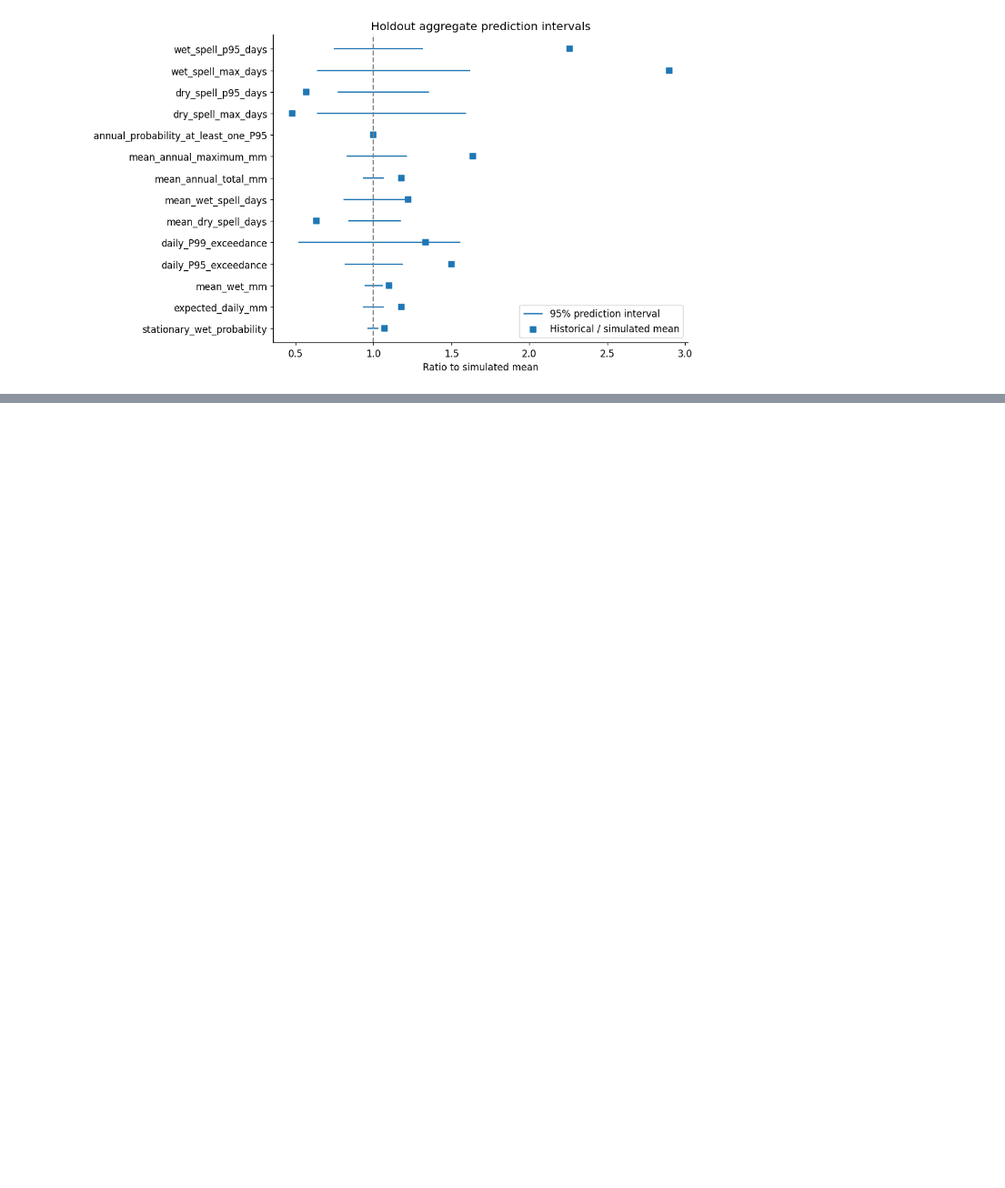
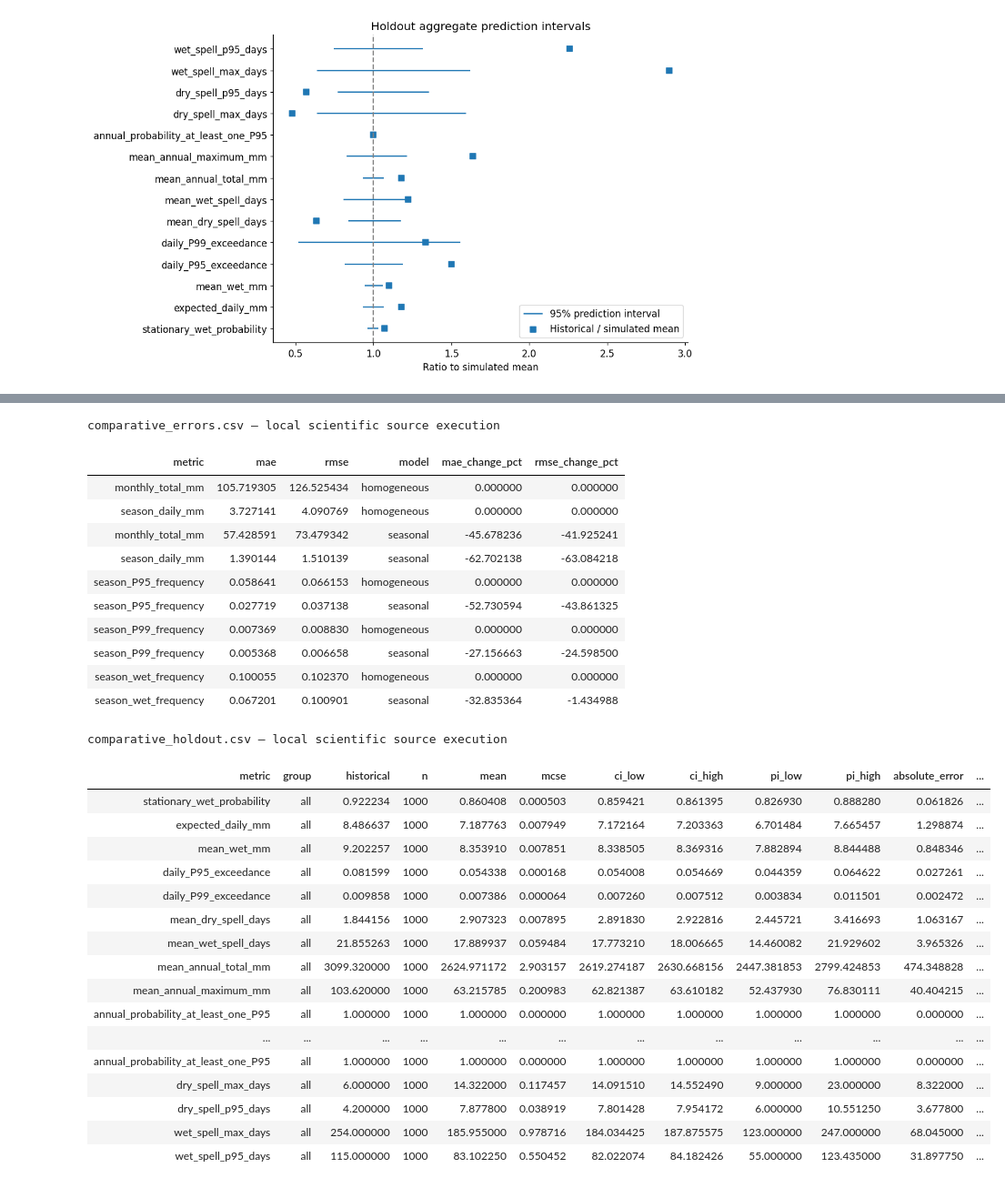
Before and after one commit to DilaraLiyanage/colombo-rainfall-simulator, a Jupyter notebook: notebook/colombo-rainfall-simulator.ipynb, the cells around one changed output, grey strips where cells are left out. Shown at 91% size. Saved outputs shown, nothing was run; the diff lists cells and outputs as text; code cells hidden in the pictures; blank space fills up the shorter version.

```diff
--- a/notebook/colombo-rainfall-simulator.ipynb
+++ b/notebook/colombo-rainfall-simulator.ipynb
@@ -1220,0 +1415,51 @@ Complete pipeline: 52 outputs; seconds: 121.32900830499966
+# %%
+%%scientific
+# C27
+# Paired aggregate comparisons use identical random inputs per trajectory.
+comparative = pd.concat([holdout.assign(model='homogeneous'), seasonal_holdout.assign(model='seasonal')], ignore_index=True)
+comparative.to_csv(PROCESSED_DIR/'comparative_holdout.csv',index=False)
+errors = pd.concat([aggregate_errors.assign(model='homogeneous'), seasonal_errors.assign(model='seasonal')],ignore_index=True)
+for metric in ['season_P95_frequency','season_P99_frequency','season_wet_frequency']:
+    for model, group in comparative[comparative.metric==metric].groupby('model'):
+        delta=group['mean']-group.historical
+        errors.loc[len(errors)] = [metric,np.mean(abs(delta)),np.sqrt(np.mean(delta**2)),model]
+base_errors=errors[errors.model=='homogeneous'].set_index('metric')
+for measure in ['mae','rmse']:
+    errors[measure+'_change_pct']=[100*(row[measure]/base_errors.loc[row.metric,measure]-1) for _,row in errors.iterrows()]
+errors.to_csv(PROCESSED_DIR/'comparative_errors.csv',index=False)
+paired=[]
+for metric in hold_stats:
+    paired.append(dict(metric=metric,**uncertainty(season_stats[metric]-hold_stats[metric])))
+pd.DataFrame(paired).to_csv(PROCESSED_DIR/'comparative_paired.csv',index=False)
+display(errors,comparative[comparative.group=='all'])
+# %% [output]
+comparative_errors.csv — local scientific source execution
+| metric | mae | rmse | model | mae_change_pct | rmse_change_pct |
+| monthly_total_mm | 105.719305 | 126.525434 | homogeneous | 0.000000 | 0.000000 |
+| season_daily_mm | 3.727141 | 4.090769 | homogeneous | 0.000000 | 0.000000 |
+| monthly_total_mm | 57.428591 | 73.479342 | seasonal | -45.678236 | -41.925241 |
+| season_daily_mm | 1.390144 | 1.510139 | seasonal | -62.702138 | -63.084218 |
+| season_P95_frequency | 0.058641 | 0.066153 | homogeneous | 0.000000 | 0.000000 |
+| season_P95_frequency | 0.027719 | 0.037138 | seasonal | -52.730594 | -43.861325 |
+| season_P99_frequency | 0.007369 | 0.008830 | homogeneous | 0.000000 | 0.000000 |
+| season_P99_frequency | 0.005368 | 0.006658 | seasonal | -27.156663 | -24.598500 |
+| season_wet_frequency | 0.100055 | 0.102370 | homogeneous | 0.000000 | 0.000000 |
+| season_wet_frequency | 0.067201 | 0.100901 | seasonal | -32.835364 | -1.434988 |
+comparative_holdout.csv — local scientific source execution
+| metric | group | historical | n | mean | mcse | ci_low | ci_high | pi_low | pi_high | absolute_error | ... |
+| stationary_wet_probability | all | 0.922234 | 1000 | 0.860408 | 0.000503 | 0.859421 | 0.861395 | 0.826930 | 0.888280 | 0.061826 | ... |
+| expected_daily_mm | all | 8.486637 | 1000 | 7.187763 | 0.007949 | 7.172164 | 7.203363 | 6.701484 | 7.665457 | 1.298874 | ... |
+| mean_wet_mm | all | 9.202257 | 1000 | 8.353910 | 0.007851 | 8.338505 | 8.369316 | 7.882894 | 8.844488 | 0.848346 | ... |
+| daily_P95_exceedance | all | 0.081599 | 1000 | 0.054338 | 0.000168 | 0.054008 | 0.054669 | 0.044359 | 0.064622 | 0.027261 | ... |
+| daily_P99_exceedance | all | 0.009858 | 1000 | 0.007386 | 0.000064 | 0.007260 | 0.007512 | 0.003834 | 0.011501 | 0.002472 | ... |
+| mean_dry_spell_days | all | 1.844156 | 1000 | 2.907323 | 0.007895 | 2.891830 | 2.922816 | 2.445721 | 3.416693 | 1.063167 | ... |
+| mean_wet_spell_days | all | 21.855263 | 1000 | 17.889937 | 0.059484 | 17.773210 | 18.006665 | 14.460082 | 21.929602 | 3.965326 | ... |
+| mean_annual_total_mm | all | 3099.320000 | 1000 | 2624.971172 | 2.903157 | 2619.274187 | 2630.668156 | 2447.381853 | 2799.424853 | 474.348828 | ... |
+| mean_annual_maximum_mm | all | 103.620000 | 1000 | 63.215785 | 0.200983 | 62.821387 | 63.610182 | 52.437930 | 76.830111 | 40.404215 | ... |
+| annual_probability_at_least_one_P95 | all | 1.000000 | 1000 | 1.000000 | 0.000000 | 1.000000 | 1.000000 | 1.000000 | 1.000000 | 0.000000 | ... |
+| ... | ... | ... | ... | ... | ... | ... | ... | ... | ... | ... | ... |
+| annual_probability_at_least_one_P95 | all | 1.000000 | 1000 | 1.000000 | 0.000000 | 1.000000 | 1.000000 | 1.000000 | 1.000000 | 0.000000 | ... |
+| dry_spell_max_days | all | 6.000000 | 1000 | 14.322000 | 0.117457 | 14.091510 | 14.552490 | 9.000000 | 23.000000 | 8.322000 | ... |
+| dry_spell_p95_days | all | 4.200000 | 1000 | 7.877800 | 0.038919 | 7.801428 | 7.954172 | 6.000000 | 10.551250 | 3.677800 | ... |
+| wet_spell_max_days | all | 254.000000 | 1000 | 185.955000 | 0.978716 | 184.034425 | 187.875575 | 123.000000 | 247.000000 | 68.045000 | ... |
+| wet_spell_p95_days | all | 115.000000 | 1000 | 83.102250 | 0.550452 | 82.022074 | 84.182426 | 55.000000 | 123.435000 | 31.897750 | ... |
```
Also changed, not shown: parts of 22 cells of this notebook, 30 other files.
